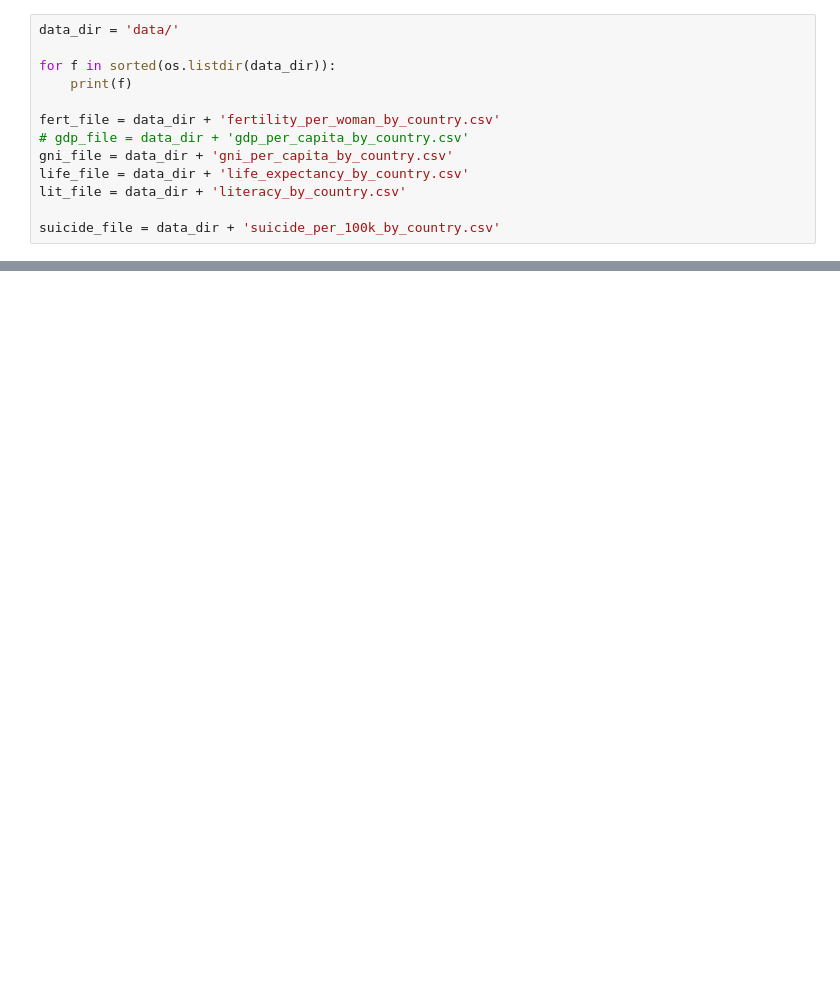
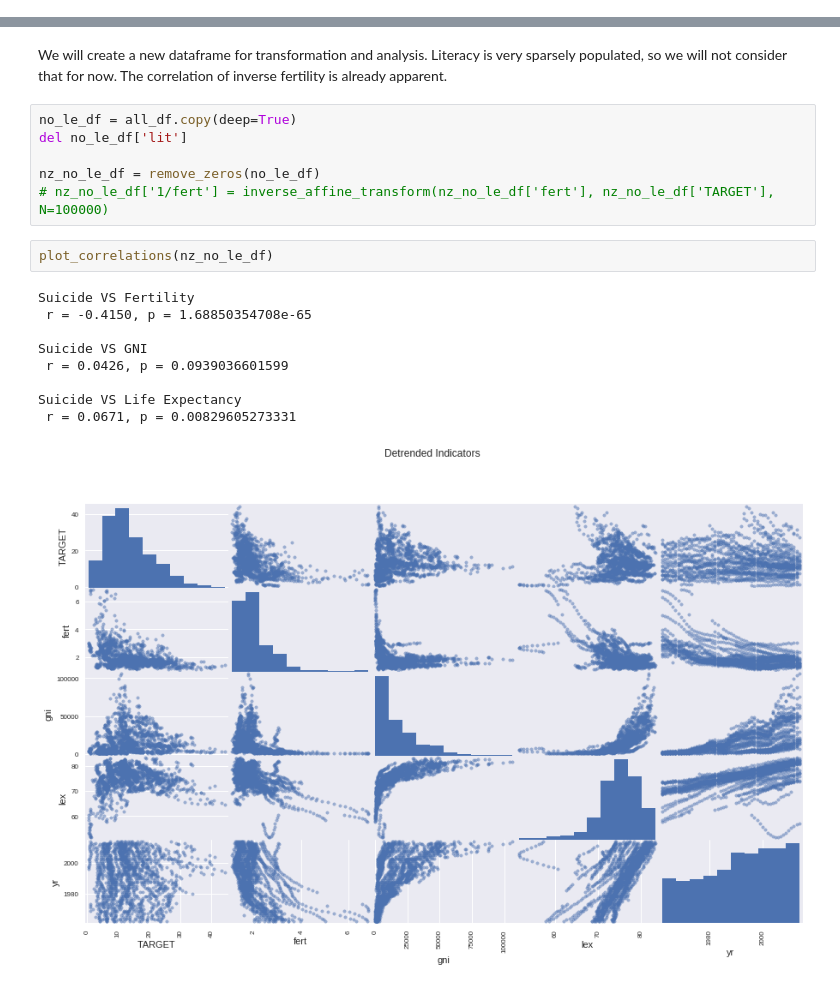
Before and after one commit to dmonroe85/first_world_suicide, a Jupyter notebook: suicide_study.ipynb, the cells around one changed output, grey strips where cells are left out. Cells and saved outputs as stored; diff of their text form; blank space fills up the shorter version.

Commit message:
finished literacy analysis

```diff
--- a/suicide_study.ipynb
+++ b/suicide_study.ipynb
@@ -47,13 +37,0 @@ import os
-# %%
-data_dir = 'data/'
-
-for f in sorted(os.listdir(data_dir)):
-    print(f)
-
-fert_file = data_dir + 'fertility_per_woman_by_country.csv'
-# gdp_file = data_dir + 'gdp_per_capita_by_country.csv'
-gni_file = data_dir + 'gni_per_capita_by_country.csv'
-life_file = data_dir + 'life_expectancy_by_country.csv'
-lit_file = data_dir + 'literacy_by_country.csv'
-
-suicide_file = data_dir + 'suicide_per_100k_by_country.csv'
@@ -200,0 +283,20 @@ plt.show()
+# %% [markdown]
+We will create a new dataframe for transformation and analysis.  Literacy is very sparsely populated, so we will not consider that for now.  The correlation of inverse fertility is already apparent.
+# %%
+no_le_df = all_df.copy(deep=True)
+del no_le_df['lit']
+
+nz_no_le_df = remove_zeros(no_le_df)
+# nz_no_le_df['1/fert'] = inverse_affine_transform(nz_no_le_df['fert'], nz_no_le_df['TARGET'], N=100000)
+# %%
+plot_correlations(nz_no_le_df)
+# %% [output]
+Suicide VS Fertility
+ r = -0.4150, p = 1.68850354708e-65
+
+Suicide VS GNI
+ r = 0.0426, p = 0.0939036601599
+
+Suicide VS Life Expectancy
+ r = 0.0671, p = 0.00829605273331
+[figure, added]
```
Also changed, not shown: parts of 27 cells of this notebook.
